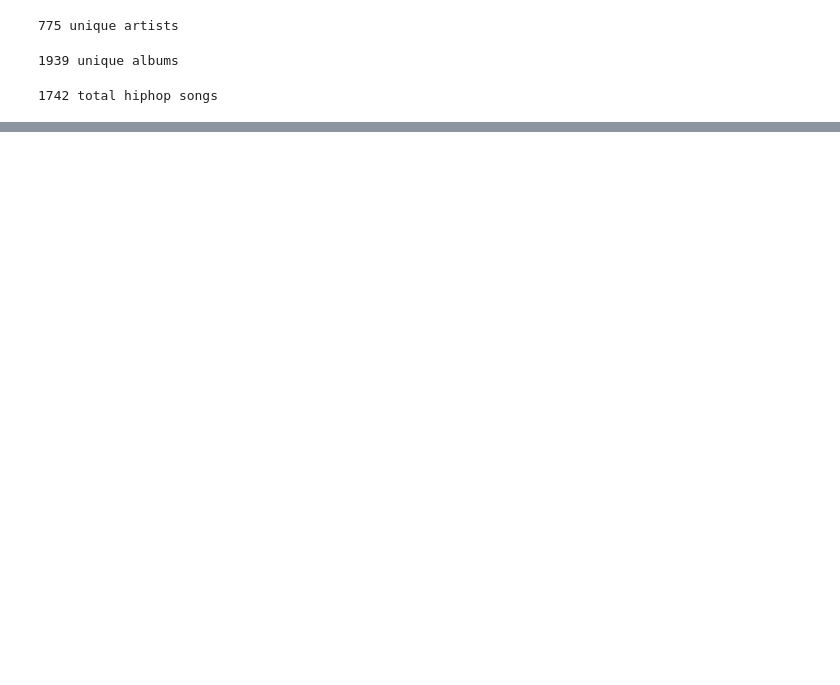
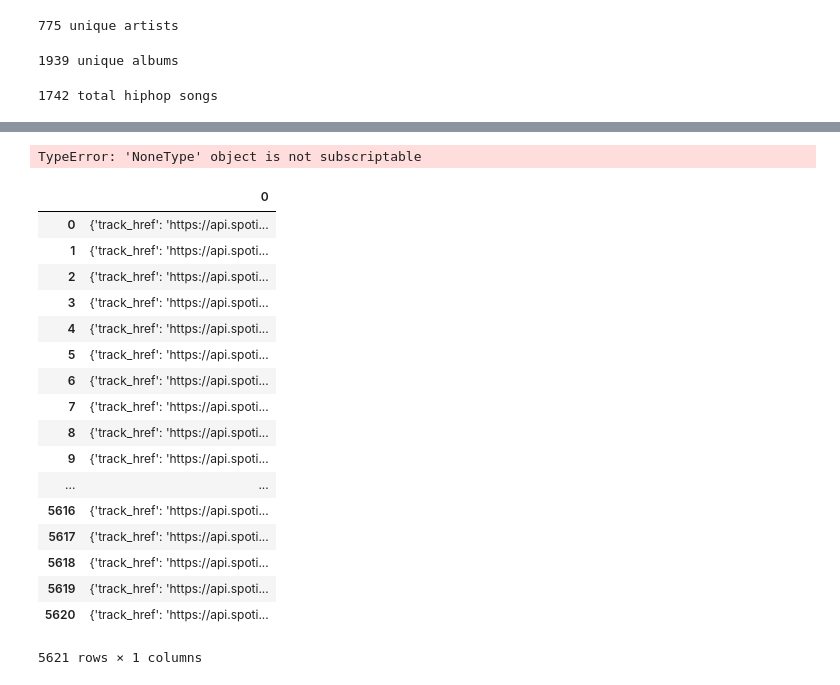
Before and after one commit to majickdave/musicmind_collector, a Jupyter notebook: musicmind.ipynb, the cells around one changed output, grey strips where cells are left out. Drawn from its saved outputs; the diff is of its cells as text; code cells hidden in the pictures; blank space fills up the shorter version.

```diff
--- a/musicmind.ipynb
+++ b/musicmind.ipynb
@@ -85,0 +78,4 @@ features = df['feature']
+# %%
+feature = df['feature']
+
+feature.count()
@@ -85,0 +111,28 @@ features = df['feature']
+# %%
+for i in range(len(df)):
+    pd.Series(values)[i]['duration_ms']
+# %% [output]
+TypeError: 'NoneType' object is not subscriptable
+# %%
+features = pd.DataFrame(feature.values)
+# %%
+features[0]
+# %% [output]
+|  | 0 |
+| 0 | {'track_href': 'https://api.spoti... |
+| 1 | {'track_href': 'https://api.spoti... |
+| 2 | {'track_href': 'https://api.spoti... |
+| 3 | {'track_href': 'https://api.spoti... |
+| 4 | {'track_href': 'https://api.spoti... |
+| 5 | {'track_href': 'https://api.spoti... |
+| 6 | {'track_href': 'https://api.spoti... |
+| 7 | {'track_href': 'https://api.spoti... |
+| 8 | {'track_href': 'https://api.spoti... |
+| 9 | {'track_href': 'https://api.spoti... |
+| ... | ... |
+| 5616 | {'track_href': 'https://api.spoti... |
+| 5617 | {'track_href': 'https://api.spoti... |
+| 5618 | {'track_href': 'https://api.spoti... |
+| 5619 | {'track_href': 'https://api.spoti... |
+| 5620 | {'track_href': 'https://api.spoti... |
+5621 rows × 1 columns
```
Also changed, not shown: parts of 22 cells of this notebook, 4 other files.
